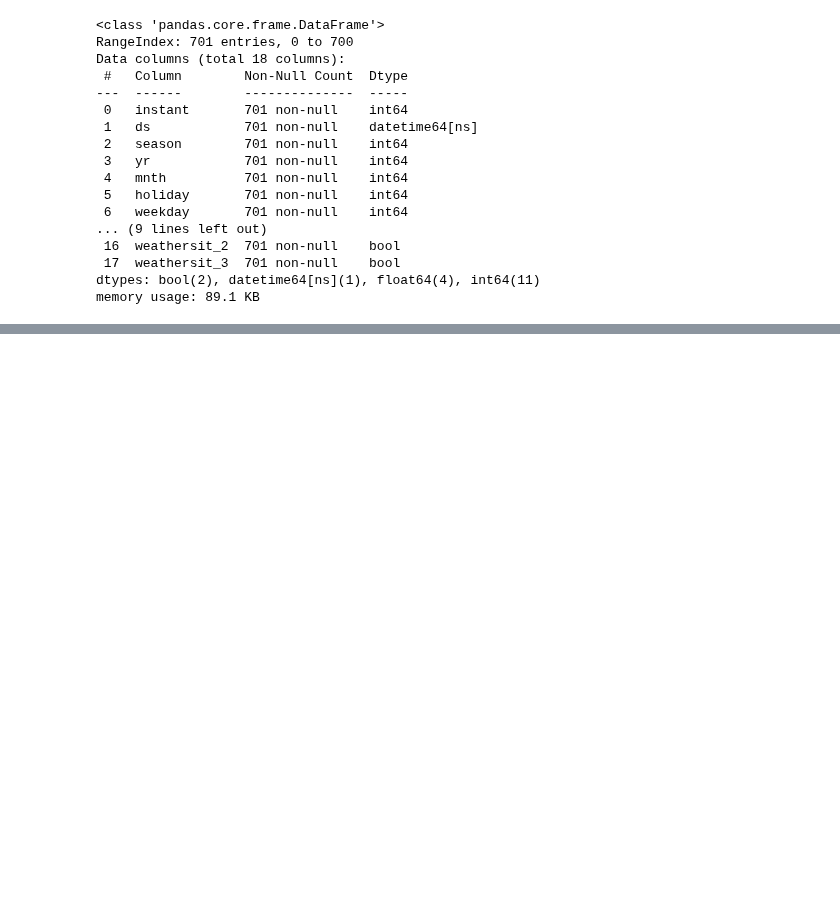
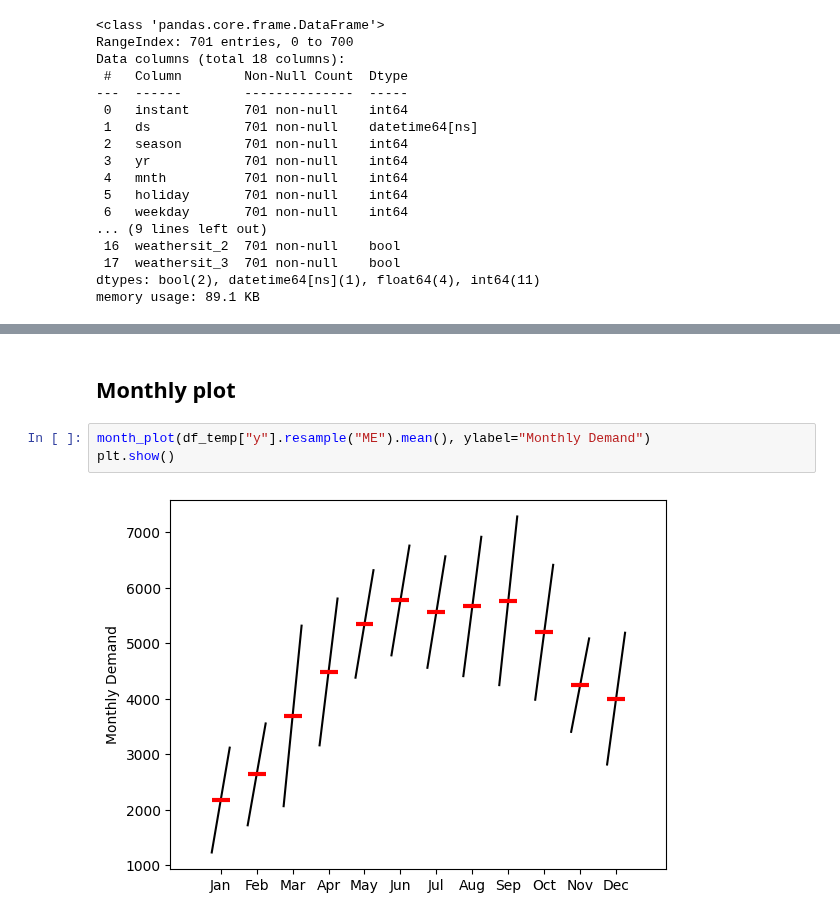
Before and after one commit to rizaho/ml_for_financial_analysis, a Jupyter notebook: 201_4_FACEBOOK_PROPHET.ipynb, the cells around one changed output, grey strips where cells are left out. Saved outputs shown, nothing was run; the diff lists cells and outputs as text; blank space fills up the shorter version.

```diff
--- a/201_4_FACEBOOK_PROPHET.ipynb
+++ b/201_4_FACEBOOK_PROPHET.ipynb
@@ -131,0 +181,7 @@ df.head()
+# %% [markdown]
+## Monthly plot
+# %%
+month_plot(df_temp["y"].resample("ME").mean(), ylabel="Monthly Demand")
+plt.show()
+# %% [output]
+[figure, added]
```
Also changed, not shown: parts of 15 cells of this notebook.
